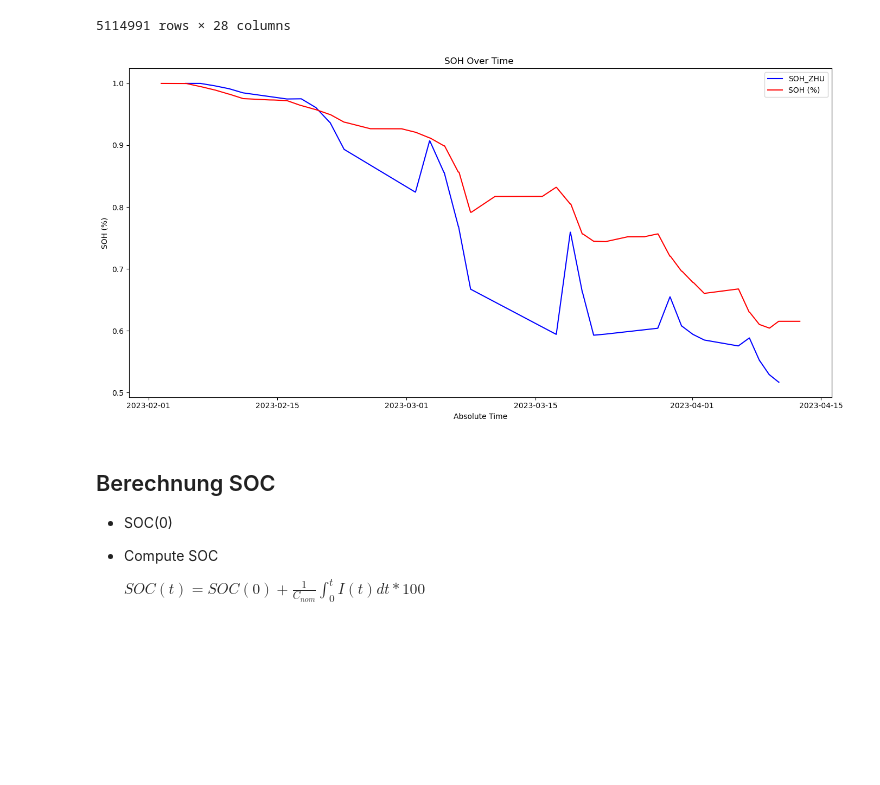
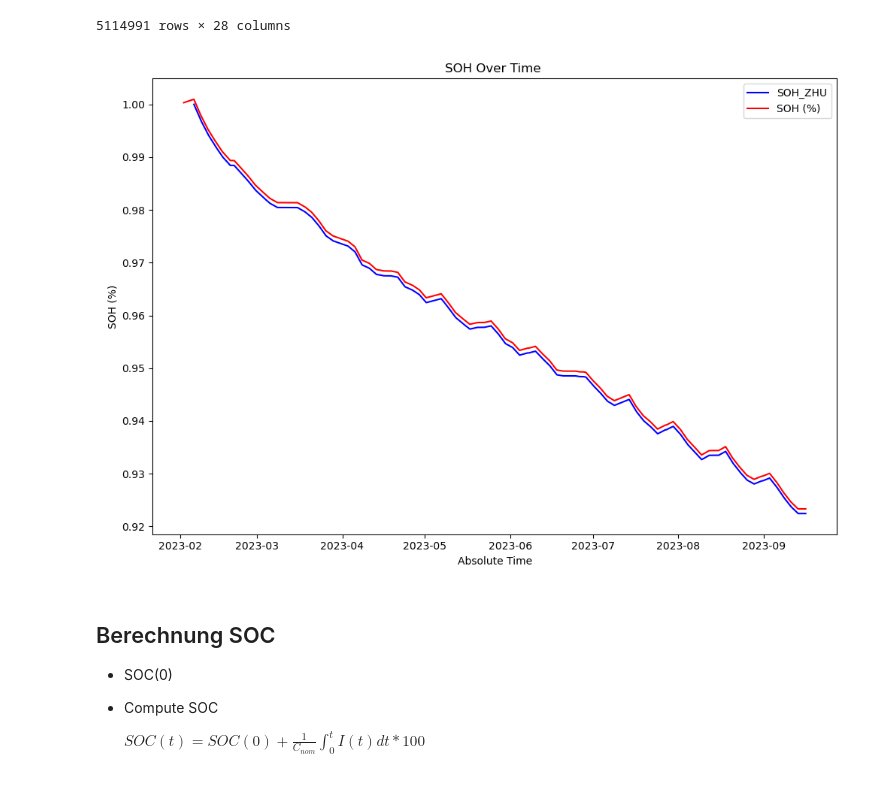
Before and after one commit to zzhuqshun/Thesis, a Jupyter notebook: 01_Datenaufbereitung/Data.ipynb, the cells around one changed output. Cells and saved outputs as stored; diff of their text form; code cells hidden in the pictures; blank space fills up the shorter version.

```diff
--- a/01_Datenaufbereitung/Data.ipynb
+++ b/01_Datenaufbereitung/Data.ipynb
@@ -165,14 +161,11 @@ See the caveats in the documentation: https://pandas.pydata.org/pandas-docs/stab
 # Set start and end time
 start_time = df_file['Absolute_Time[yyyy-mm-dd hh:mm:ss]'].min()
 end_time = df_file['Absolute_Time[yyyy-mm-dd hh:mm:ss]'].max()
-
 # start_time = '2023-03-15 00:00:00'
-# end_time = '2023-04-15 00:00:00'
+# end_time = '2023-02-15 00:00:00'
 
 filtered_data = df_file[
     (df_file['Absolute_Time[yyyy-mm-dd hh:mm:ss]'] >= start_time) &
-    # ((df_file['Absolute_Time[yyyy-mm-dd hh:mm:ss]'] < '2023-03-26 00:00:00') |
-    #  (df_file['Absolute_Time[yyyy-mm-dd hh:mm:ss]'] > '2023-03-26 12:00:00')) &
     (df_file['Absolute_Time[yyyy-mm-dd hh:mm:ss]'] <= end_time)
 ]
 
@@ -182,21 +175,24 @@ filtered_data.loc[filtered_data['Time_diff'].abs() > 0.5, 'Time_diff'] = 0
 filtered_data.fillna({'Time_diff':0}, inplace=True)
 
 # Parameter initialize
-C_initial = Capacity_Initial
+C_initial = None
 C_current = 0
-SOH = 1
+filtered_data['SOH_ZHU'] = np.nan
 
-# Compute SOH during fully discharge state 'Schedule_Step_ID'== 6
-for idx, row in filtered_data.iterrows():
-    filtered_data.loc[idx, 'SOH_ZHU'] = SOH
-    if row['Schedule_Step_ID'] == 6:  # Fully discharge
+# Compute SOH during fully discharge state [5,8)
+for idx, row in tqdm(filtered_data.iterrows(), total=len(filtered_data), desc="Processing SOH"):
+    if row['Schedule_Step_ID'] in range(5, 8):  # Fully discharge phase
         C_current += row['Current[A]'] * row['Time_diff']
+    elif C_current != 0:
+        #Set first fully discharge state as Initial
+        if C_initial is None:
+            C_initial = C_current
 
-    else:
-        if C_current != 0:
-            SOH = C_current / C_initial
-            C_current = 0
-            filtered_data.loc[idx, 'SOH_ZHU'] = SOH
+        # Calculate SOH after fully discharge
+        filtered_data.loc[idx, 'SOH_ZHU'] = C_current / C_initial
+        C_current = 0
+
+filtered_data['SOH_ZHU'] = filtered_data['SOH_ZHU'].interpolate(method = 'linear')
 # %%
 df_ZHU = df_file.merge(
     filtered_data[['Absolute_Time[yyyy-mm-dd hh:mm:ss]', 'SOH_ZHU']],
@@ -221,19 +219,17 @@ df_ZHU
 | 5114990 | 2023-04-12 16:31:32 | 5221877.2 | 740 | 61 | 900.0 | 3.2124 | 0.0000 | ... |
 5114991 rows × 28 columns
 # %%
-plt.figure(figsize=(14, 7))
-soh_data = filtered_data[filtered_data['Schedule_Step_ID'] == 6][['Absolute_Time[yyyy-mm-dd hh:mm:ss]', 'SOH_ZHU']]
-plt.plot(soh_data['Absolute_Time[yyyy-mm-dd hh:mm:ss]'], soh_data['SOH_ZHU'], linestyle='-', color='blue', label='SOH_ZHU')
+plt.figure(figsize=(10, 7))
+plt.plot(filtered_data['Absolute_Time[yyyy-mm-dd hh:mm:ss]'], filtered_data['SOH_ZHU'], linestyle='-', color='blue', label='SOH_ZHU')
 plt.plot(df_file['Absolute_Time[yyyy-mm-dd hh:mm:ss]'], df_file['SOH'], label='SOH (%)', color='red')
 plt.xlabel('Absolute Time')
 plt.ylabel('SOH (%)')
 plt.title('SOH Over Time ')
-
 plt.legend()
 plt.tight_layout()
 plt.show()
 # %% [output]
-[figure, old version]
+[figure, new version]
 # %% [markdown]
 ## Berechnung SOC
 - SOC(0)
```
Also changed, not shown: parts of 5 cells of this notebook, 5 other files.
